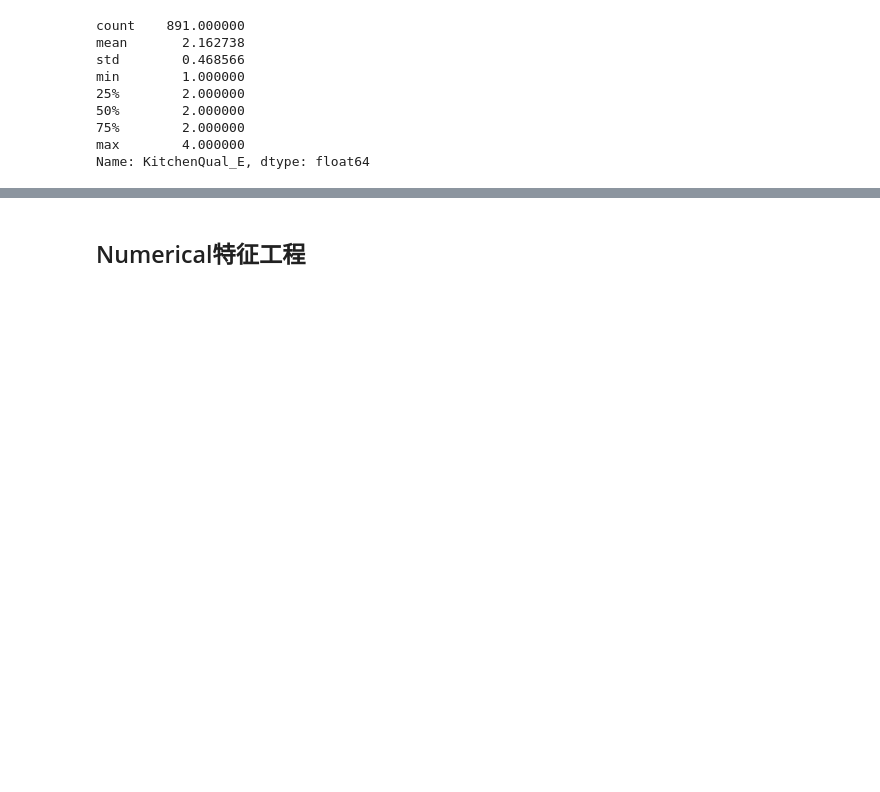
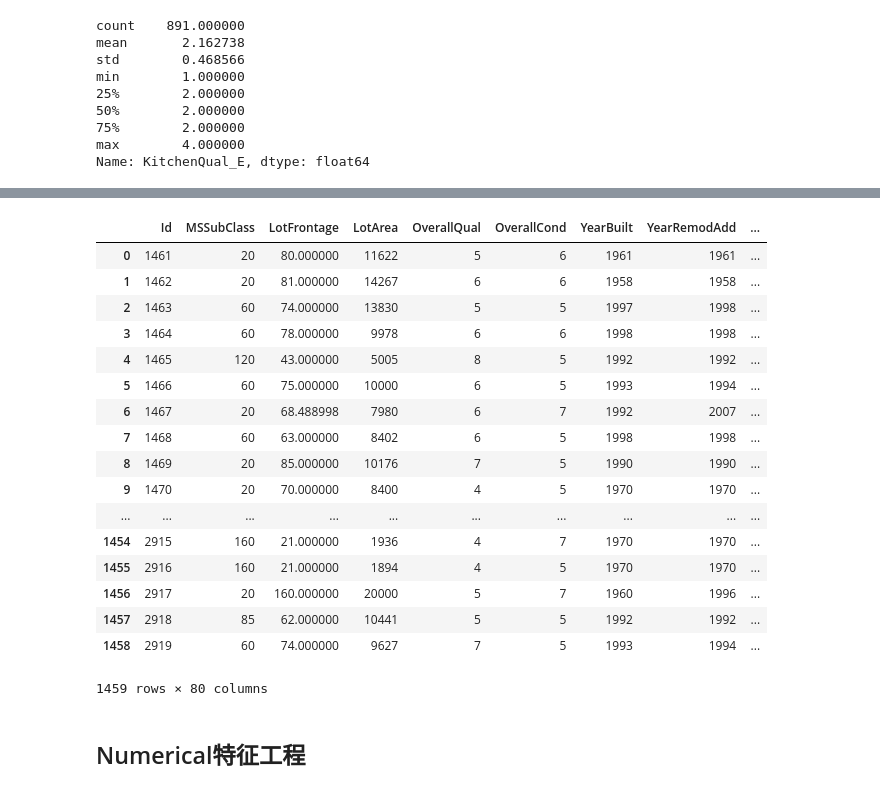
Before and after one commit to preexistent/Advanced-Regression, a Jupyter notebook: House_Price_Regression.ipynb, the cells around one changed output, grey strips where cells are left out. Cells and saved outputs as stored; diff of their text form; code cells hidden in the pictures; blank space fills up the shorter version.

```diff
--- a/House_Price_Regression.ipynb
+++ b/House_Price_Regression.ipynb
@@ -431,3 +613,27 @@ df_test.loc[KQ_abnorm.index, 'KitchenQual_E'] = 2
+# %%
+df_train.replace([-np.inf],0)
+df_test.replace([-np.inf],0)
+df_train.replace([np.nan],0)
+df_test.replace([np.nan],0)
+# %% [output]
+|  | Id | MSSubClass | LotFrontage | LotArea | OverallQual | OverallCond | YearBuilt | YearRemodAdd | ... |
+| 0 | 1461 | 20 | 80.000000 | 11622 | 5 | 6 | 1961 | 1961 | ... |
+| 1 | 1462 | 20 | 81.000000 | 14267 | 6 | 6 | 1958 | 1958 | ... |
+| 2 | 1463 | 60 | 74.000000 | 13830 | 5 | 5 | 1997 | 1998 | ... |
+| 3 | 1464 | 60 | 78.000000 | 9978 | 6 | 6 | 1998 | 1998 | ... |
+| 4 | 1465 | 120 | 43.000000 | 5005 | 8 | 5 | 1992 | 1992 | ... |
+| 5 | 1466 | 60 | 75.000000 | 10000 | 6 | 5 | 1993 | 1994 | ... |
+| 6 | 1467 | 20 | 68.488998 | 7980 | 6 | 7 | 1992 | 2007 | ... |
+| 7 | 1468 | 60 | 63.000000 | 8402 | 6 | 5 | 1998 | 1998 | ... |
+| 8 | 1469 | 20 | 85.000000 | 10176 | 7 | 5 | 1990 | 1990 | ... |
+| 9 | 1470 | 20 | 70.000000 | 8400 | 4 | 5 | 1970 | 1970 | ... |
+| ... | ... | ... | ... | ... | ... | ... | ... | ... | ... |
+| 1454 | 2915 | 160 | 21.000000 | 1936 | 4 | 7 | 1970 | 1970 | ... |
+| 1455 | 2916 | 160 | 21.000000 | 1894 | 4 | 5 | 1970 | 1970 | ... |
+| 1456 | 2917 | 20 | 160.000000 | 20000 | 5 | 7 | 1960 | 1996 | ... |
+| 1457 | 2918 | 85 | 62.000000 | 10441 | 5 | 5 | 1992 | 1992 | ... |
+| 1458 | 2919 | 60 | 74.000000 | 9627 | 7 | 5 | 1993 | 1994 | ... |
+1459 rows × 80 columns
 # %% [markdown]
 ## Numerical特征工程
 # %% [raw]
```
Also changed, not shown: parts of 102 cells of this notebook.
